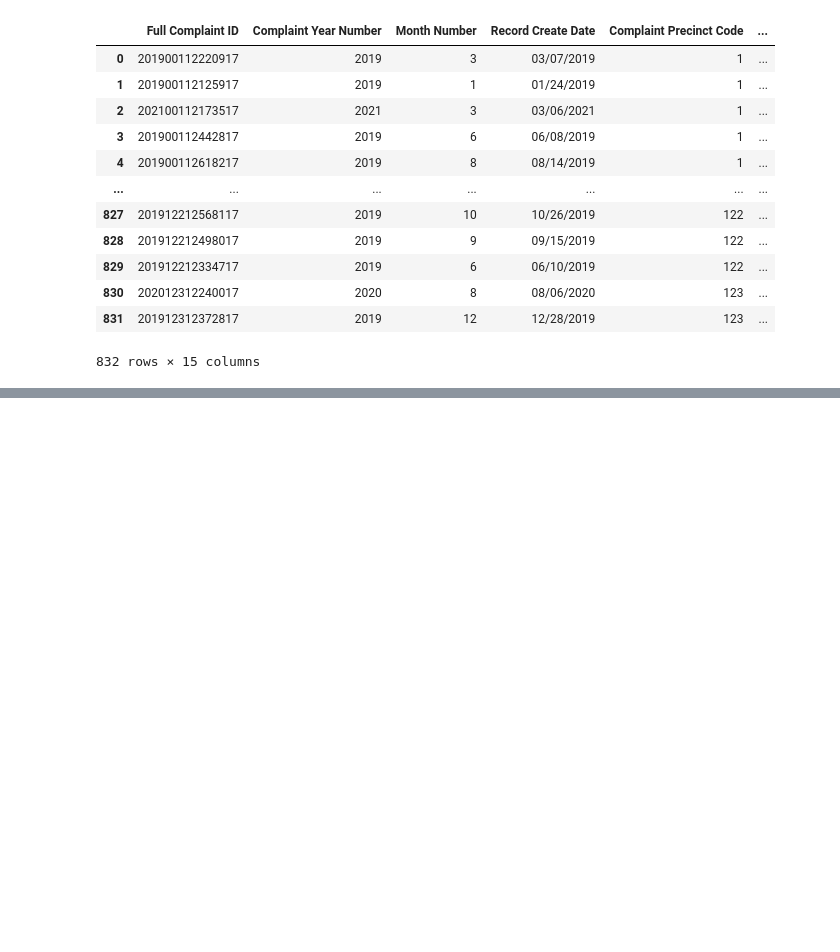
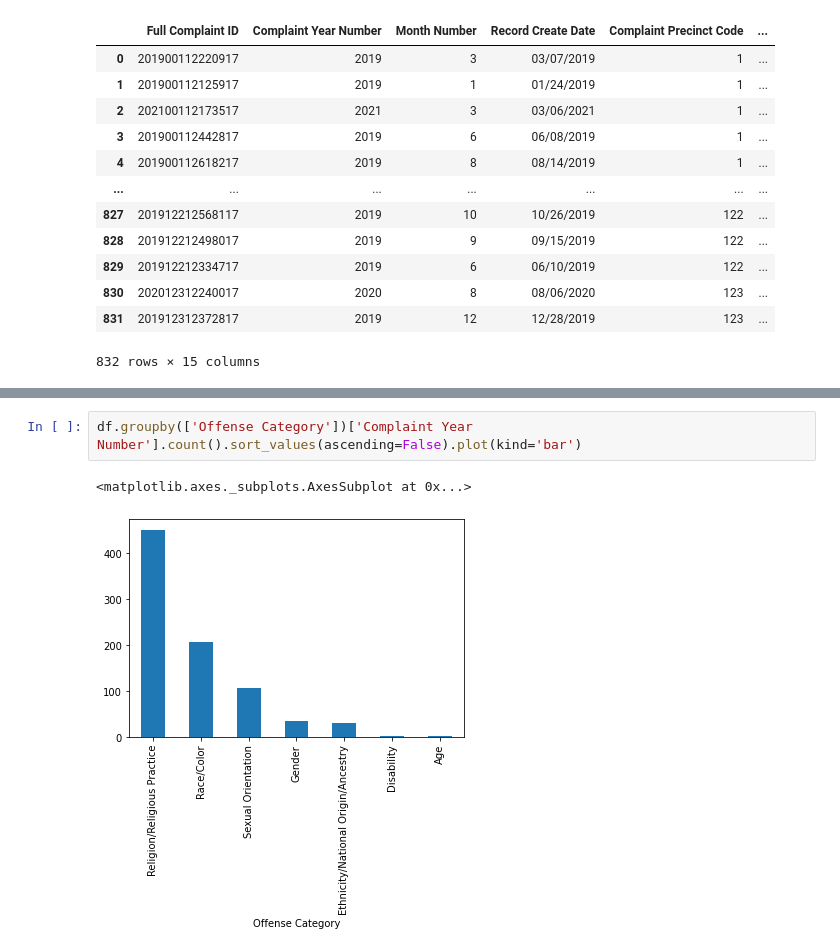
Before and after one commit to Thivadee19/LGCC_201DataAnalytic_Python_Project3, a Jupyter notebook: DATA_201_Python_Project_3.ipynb, the cells around one changed output, grey strips where cells are left out. Saved outputs shown, nothing was run; the diff lists cells and outputs as text; blank space fills up the shorter version.

```diff
--- a/DATA_201_Python_Project_3.ipynb
+++ b/DATA_201_Python_Project_3.ipynb
@@ -43,0 +111,5 @@ df
+# %%
+df.groupby(['Offense Category'])['Complaint Year Number'].count().sort_values(ascending=False).plot(kind='bar')
+# %% [output]
+<matplotlib.axes._subplots.AxesSubplot at 0x...>
+[figure, added]
```
Also changed, not shown: parts of 12 cells of this notebook.
